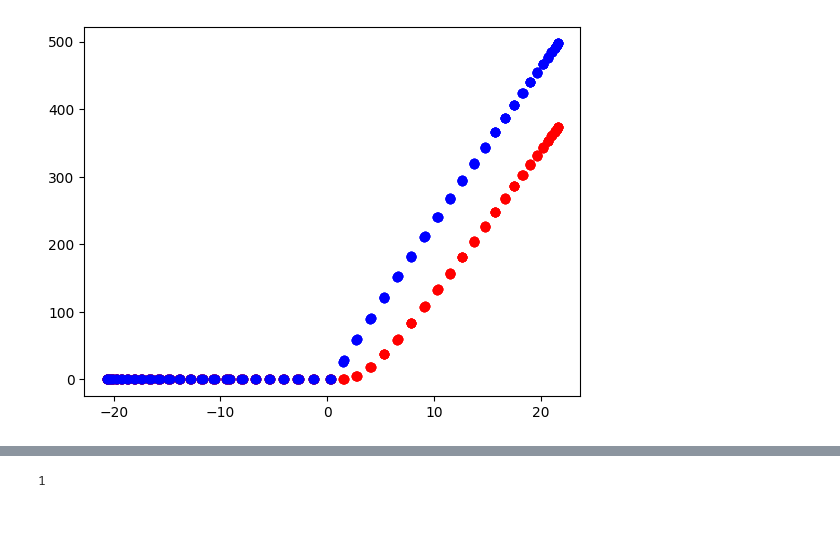
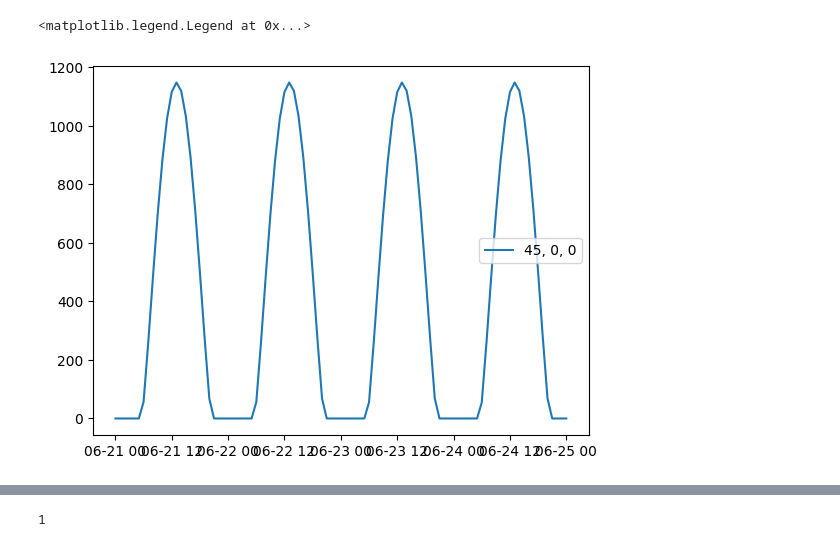
Before and after one commit to June-Skeeter/SunStatistics, a Jupyter notebook: Example_Usage.ipynb, the cells around one changed output, grey strips where cells are left out. Drawn from its saved outputs; the diff is of its cells as text; code cells hidden in the pictures; blank space fills up the shorter version.

```diff
--- a/Example_Usage.ipynb
+++ b/Example_Usage.ipynb
@@ -1,31 +1,29 @@
 # %%
 import importlib
 import numpy as np
 import pandas as pd
-import SolarCalc as SC
+import SolarCalc2 as SC
 import matplotlib.pyplot as plt
 importlib.reload(SC)
 
-
 plt.figure()
-for s in [0,45,90]:
-    sa=SC.System(
-        Timestamp=['2026-03-21 00:00','2026-03-22 00:00','15min'],
-        Latitude=0,#69,
+for lat in [45]:
+    sa=SC.SunStats(
+        Timestamp=['2026-06-21T00:00:00+00:00','2026-06-25T00:00:00+00:00','60min'],
+        Latitude=lat,
         Longitude=0,
         transmissivity=0.9,
-        UTC=False,
-        Slope=s,#62.5,
-        # Slope = 90,
-        Full_Load_Watts=24,
-        Discharge_Limit=0.55,
-        Batt_Sequences_in_Parallel=12
+        # Full_Load_Watts=24,
+        # Discharge_Limit=0.55,
+        # Batt_Sequences_in_Parallel=12
         )
     m = (1/(np.cos(np.radians(sa.Zenith))))
-    plt.scatter(sa.Solar_elevation,sa.SW_in,color='r')#**m)
-    plt.scatter(sa.Solar_elevation,sa.I,color='b')#**m)
+    # plt.scatter(sa.Solar_elevation,sa.SW_in,color='r')
+    plt.plot(sa.Timestamp,sa.SW_in,label=f"{lat}, {sa.Slope}, {sa.Aspect}")#
 # plt.scatter(sa.rad_Vector,sa.Solar_elevation)
 # sa.rad_Vector
 # sa.incidence
+plt.legend()
 # %% [output]
+<matplotlib.legend.Legend at 0x...>
-[figure, old version]
+[figure, new version]
```
Also changed, not shown: parts of 2 cells of this notebook, 3 other files.
